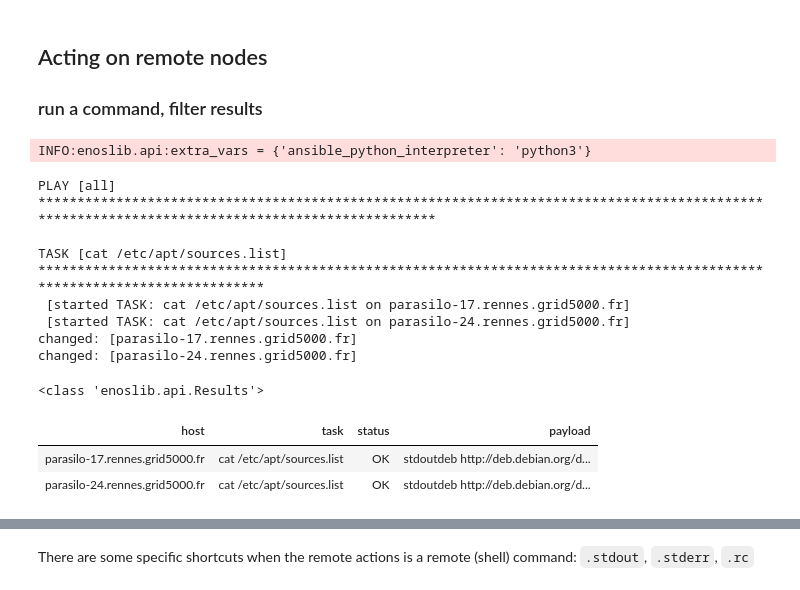
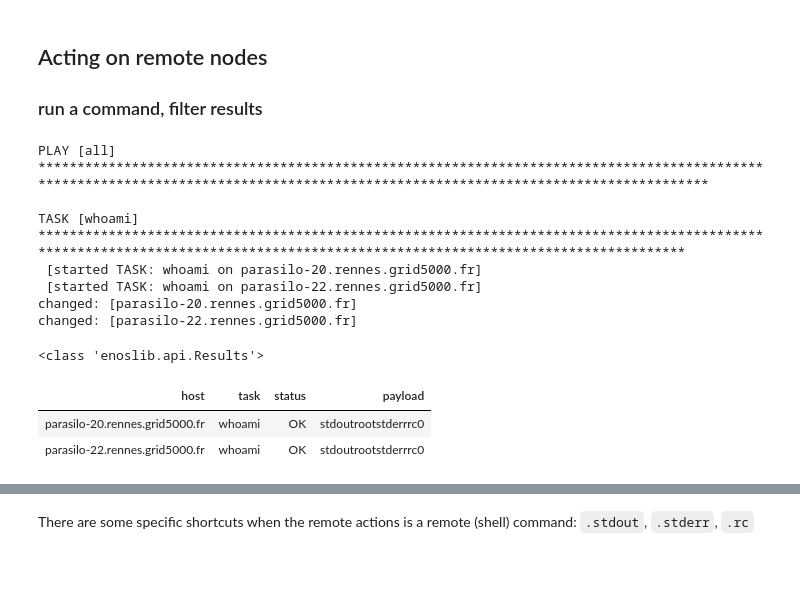
Before and after one commit to BeyondTheClouds/enoslib, a Jupyter notebook: docs/jupyter/01_remote_actions_and_variables.ipynb, the cells around one changed output, grey strips where cells are left out. Saved outputs shown, nothing was run; the diff lists cells and outputs as text; code cells hidden in the pictures.

```diff
--- a/docs/jupyter/01_remote_actions_and_variables.ipynb
+++ b/docs/jupyter/01_remote_actions_and_variables.ipynb
@@ -105,0 +113,3 @@ WARNING:enoslib.infra.enos_g5k.objects:gateway is not yet implemented for <class
+# %%
+roles, networks = provider.init()
+roles
@@ -217,21 +230,20 @@ threads_per_core 2
 
 ### run a command, filter results
 # %%
-results = en.run_command("cat /etc/apt/sources.list", roles=roles)
+results = en.run_command("whoami", roles=roles)
 results
 # %% [output]
-INFO:enoslib.api:extra_vars = {'ansible_python_interpreter': 'python3'}
+PLAY [all] ***********************************************************************************************************************************************************************************
+
+TASK [whoami] ********************************************************************************************************************************************************************************
+ [started TASK: whoami on parasilo-20.rennes.grid5000.fr]
+ [started TASK: whoami on parasilo-22.rennes.grid5000.fr]
+changed: [parasilo-20.rennes.grid5000.fr]
+changed: [parasilo-22.rennes.grid5000.fr]
-PLAY [all] ************************************************************************************************************************************************
-
-TASK [cat /etc/apt/sources.list] **************************************************************************************************************************
- [started TASK: cat /etc/apt/sources.list on parasilo-17.rennes.grid5000.fr]
- [started TASK: cat /etc/apt/sources.list on parasilo-24.rennes.grid5000.fr]
-changed: [parasilo-17.rennes.grid5000.fr]
-changed: [parasilo-24.rennes.grid5000.fr]
+<class 'enoslib.api.Results'>
-<class 'enoslib.api.Results'>
 | host | task | status | payload |
-| parasilo-17.rennes.grid5000.fr | cat /etc/apt/sources.list | OK | stdoutdeb http://deb.debian.org/d... |
-| parasilo-24.rennes.grid5000.fr | cat /etc/apt/sources.list | OK | stdoutdeb http://deb.debian.org/d... |
+| parasilo-20.rennes.grid5000.fr | whoami | OK | stdoutrootstderrrc0 |
+| parasilo-22.rennes.grid5000.fr | whoami | OK | stdoutrootstderrrc0 |
 # %%
 one_result = results.filter(host=roles["control"][0].alias)[0]
 one_result
```
Also changed, not shown: parts of 32 cells of this notebook, 1 other file.
